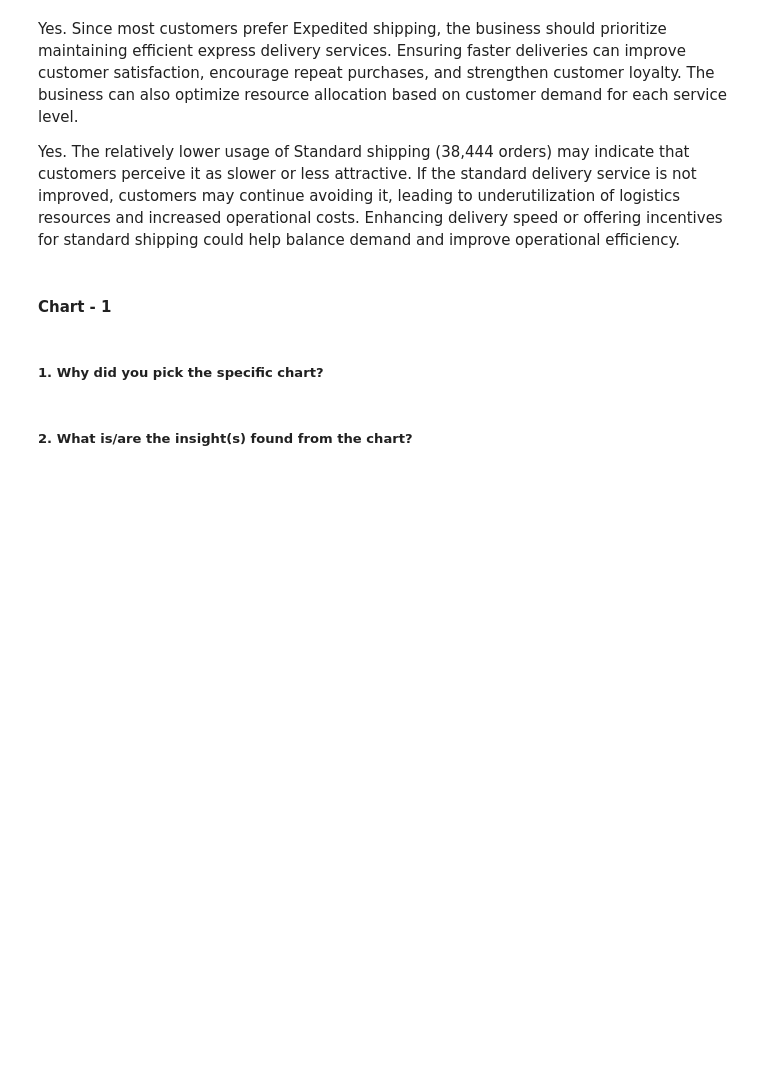
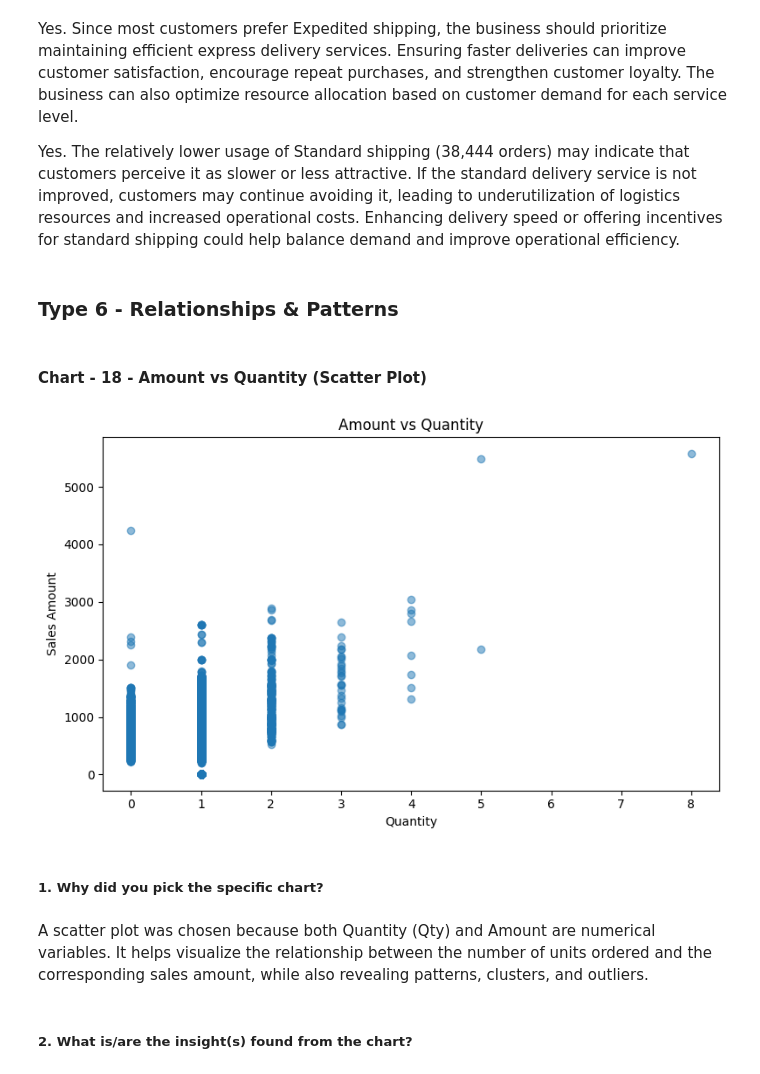
Before and after one commit to adityajain9756-rgb/ecommerce-sales-analysis, a Jupyter notebook: EDA_aditya_amazon.ipynb, the cells around one changed output. Cells and saved outputs as stored; diff of their text form; code cells hidden in the pictures; blank space fills up the shorter version.

Commit message:
Relationships & Patterns Data Visualiztion

```diff
--- a/EDA_aditya_amazon.ipynb
+++ b/EDA_aditya_amazon.ipynb
@@ -1004,5 +1004,3 @@ Are there any insights that lead to negative growth? Justify with specific reaso
 Yes. Since most customers prefer Expedited shipping, the business should prioritize maintaining efficient express delivery services. Ensuring faster deliveries can improve customer satisfaction, encourage repeat purchases, and strengthen customer loyalty. The business can also optimize resource allocation based on customer demand for each service level.
 
 Yes. The relatively lower usage of Standard shipping (38,444 orders) may indicate that customers perceive it as slower or less attractive. If the standard delivery service is not improved, customers may continue avoiding it, leading to underutilization of logistics resources and increased operational costs. Enhancing delivery speed or offering incentives for standard shipping could help balance demand and improve operational efficiency.
-# %% [markdown]
-#### Chart - 1
@@ -1011,4 +1007,24 @@ Yes. The relatively lower usage of Standard shipping (38,444 orders) may indicat
+# %% [markdown]
+### Type 6 - Relationships & Patterns
+# %% [markdown]
+#### Chart - 18 - Amount vs Quantity (Scatter Plot)
+# %%
+# Chart - 18 visualization code
+plt.figure(figsize=(8,5))
+
+plt.scatter(df_clean['Qty'], df_clean['Amount'], alpha=0.5)
+
+plt.title('Amount vs Quantity')
+plt.xlabel('Quantity')
+plt.ylabel('Sales Amount')
+
+plt.tight_layout()
+plt.show()
+# %% [output]
+[figure, added]
 # %% [markdown]
 ##### 1. Why did you pick the specific chart?
+# %% [markdown]
+A scatter plot was chosen because both Quantity (Qty) and Amount are numerical variables. It helps visualize the relationship between the number of units ordered and the corresponding sales amount, while also revealing patterns, clusters, and outliers.
 # %% [markdown]
 ##### 2. What is/are the insight(s) found from the chart?
```
Also changed, not shown: parts of 45 cells of this notebook.
